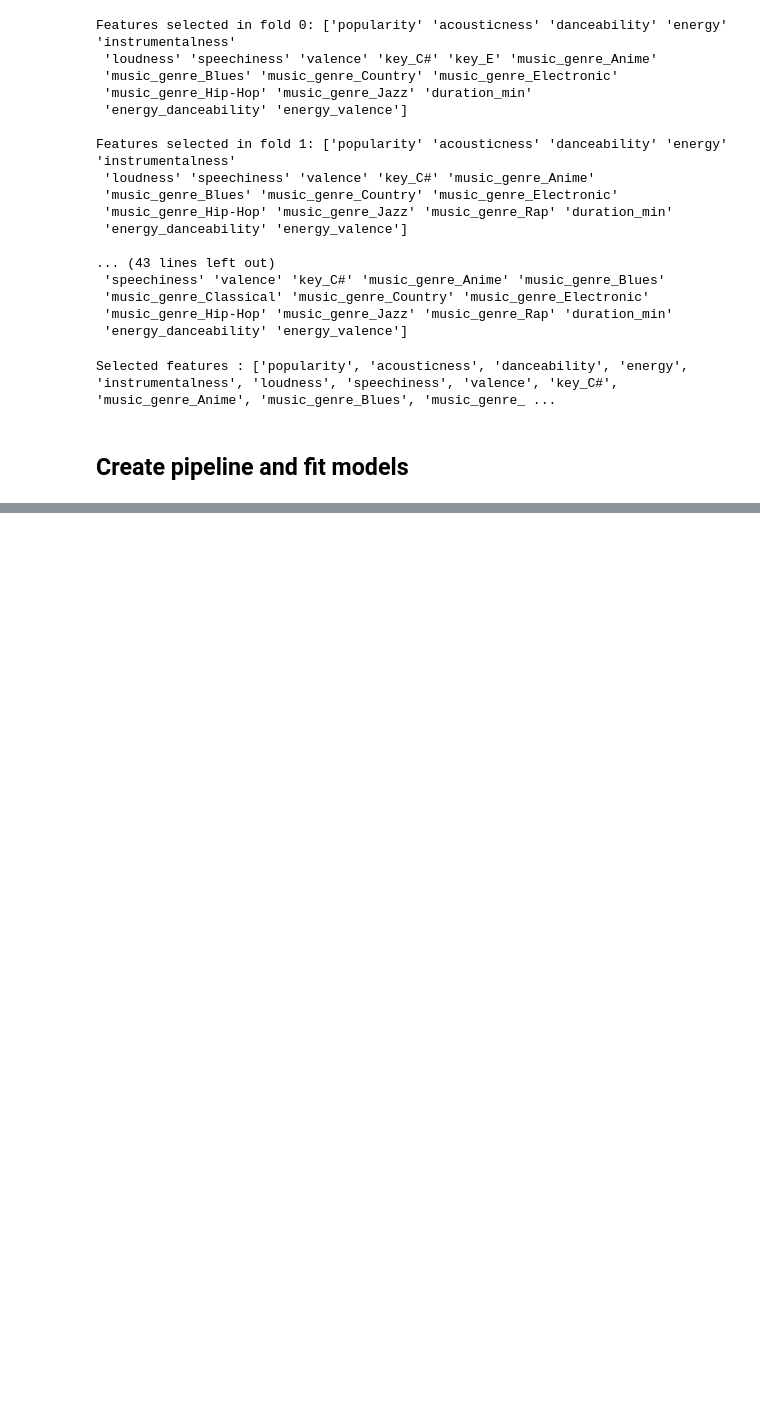
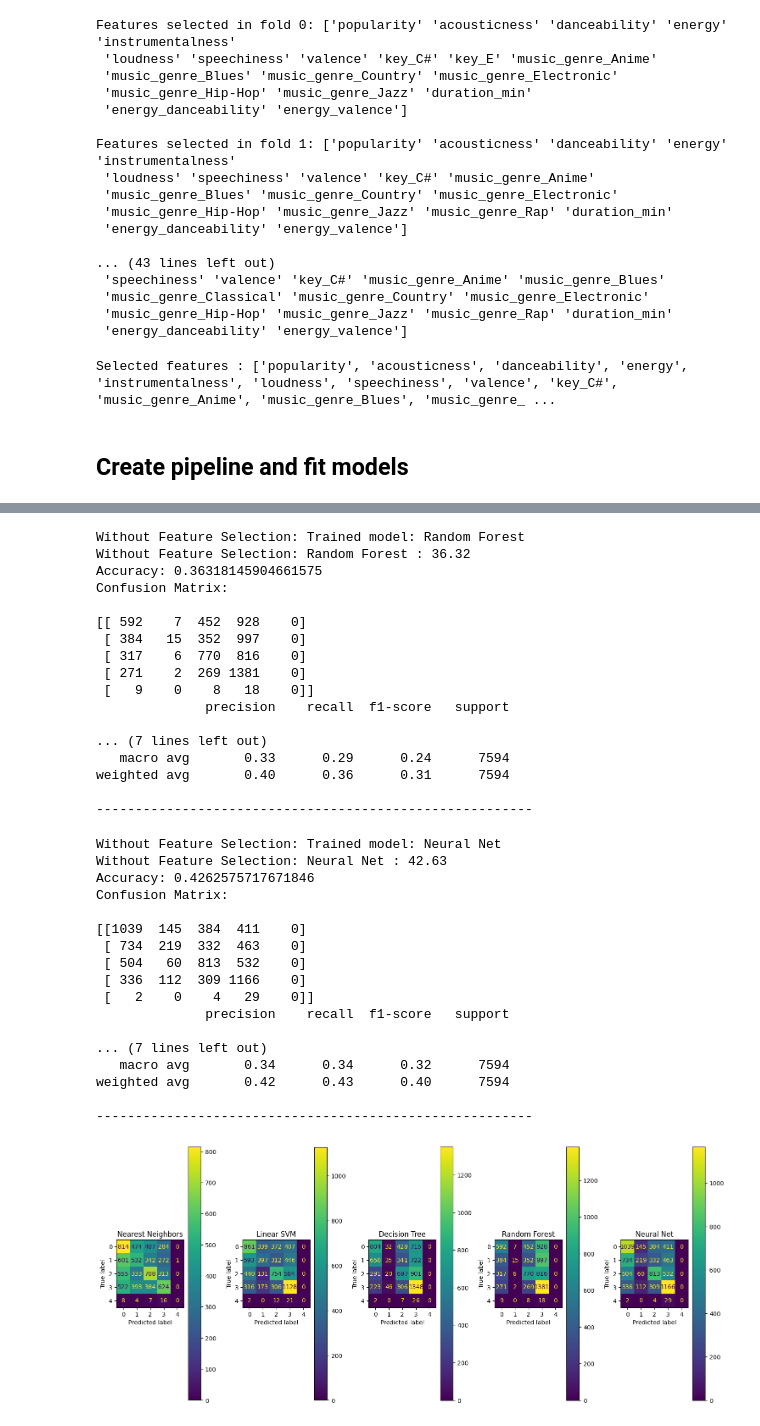
Before and after one commit to ssungan/music_ml, a Jupyter notebook: udita/recommendation_of_music.ipynb, the cells around one changed output, grey strips where cells are left out. Saved outputs shown, nothing was run; the diff lists cells and outputs as text; code cells hidden in the pictures; blank space fills up the shorter version.

Commit message:
ml: confusion matrix, hyperparameter tuning, multi-fold

```diff
--- a/udita/recommendation_of_music.ipynb
+++ b/udita/recommendation_of_music.ipynb
@@ -998,12 +998,34 @@ model_map = {
 # plot confusion matrix
 # %%
 # without feature selection
-confusion_mat_wo_ft_selection = {}
+
+fig, axes = plt.subplots(nrows=1, ncols=len(model_map), figsize=(15,10))
+
+# print(axes)
+# confusion_mat_wo_ft_selection = {}
+col = 0
 for model_name, model in model_map.items():
     model.fit(X_train, y_train)
     print(f"Without Feature Selection: Trained model: {model_name}")
     print(f"Without Feature Selection: {model_name} : {round(model.score(X_test, y_test) * 100, 2)}")
+
+    predicted_y = model.predict(X_test)
+    print("Accuracy:", accuracy_score(y_test, predicted_y))
+
+    cm = confusion_matrix(y_test, predicted_y)
+    print("Confusion Matrix:\n")
+    print(cm)
+    print(classification_report(y_test, predicted_y))
     print("--------------------------------------------------------")
+
+    ConfusionMatrixDisplay(
+        confusion_matrix=cm,
+        display_labels=model.classes_).plot(ax=axes[col])
+    axes[col].set_title(f"{model_name}")
+    col += 1
+
+plt.tight_layout()
+plt.show()
 # %% [output]
 Without Feature Selection: Trained model: Nearest Neighbors
 Without Feature Selection: Nearest Neighbors : 35.26
@@ -1023 +1047,36 @@ Without Feature Selection: Neural Net : 42.63
+Without Feature Selection: Trained model: Random Forest
+Without Feature Selection: Random Forest : 36.32
+Accuracy: 0.36318145904661575
+Confusion Matrix:
+
+[[ 592    7  452  928    0]
+ [ 384   15  352  997    0]
+ [ 317    6  770  816    0]
+ [ 271    2  269 1381    0]
+ [   9    0    8   18    0]]
+              precision    recall  f1-score   support
+
+... (7 lines left out)
+   macro avg       0.33      0.29      0.24      7594
+weighted avg       0.40      0.36      0.31      7594
+
+--------------------------------------------------------
+Without Feature Selection: Trained model: Neural Net
+Without Feature Selection: Neural Net : 42.63
+Accuracy: 0.4262575717671846
+Confusion Matrix:
+
+[[1039  145  384  411    0]
+ [ 734  219  332  463    0]
+ [ 504   60  813  532    0]
+ [ 336  112  309 1166    0]
+ [   2    0    4   29    0]]
+              precision    recall  f1-score   support
+
+... (7 lines left out)
+   macro avg       0.34      0.34      0.32      7594
+weighted avg       0.42      0.43      0.40      7594
+
+--------------------------------------------------------
+[figure, added]
 # %%
```
Also changed, not shown: parts of 7 cells of this notebook, 1 other file.
